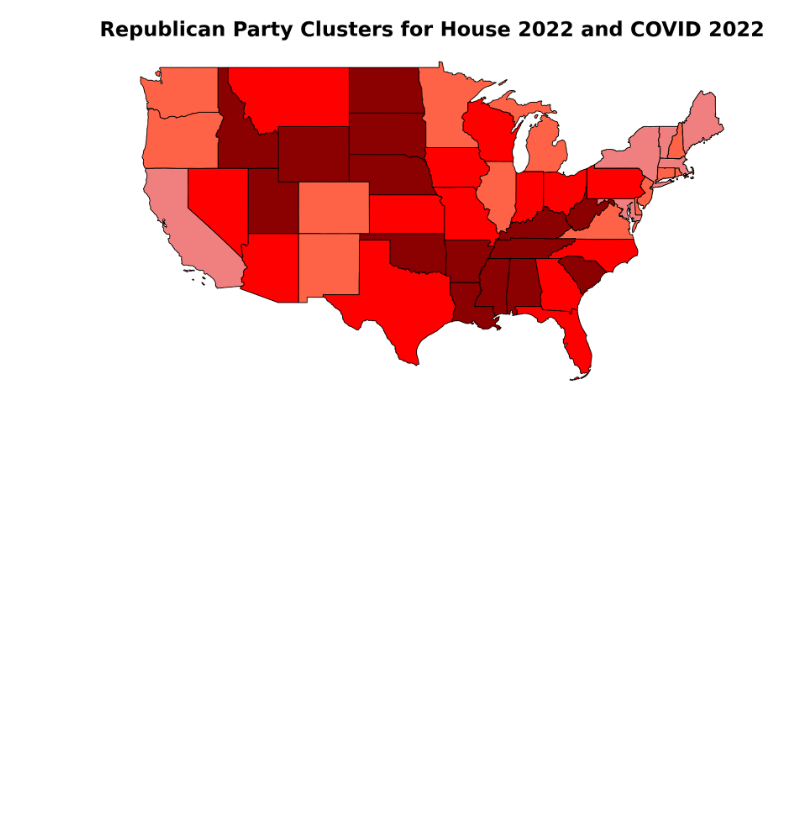
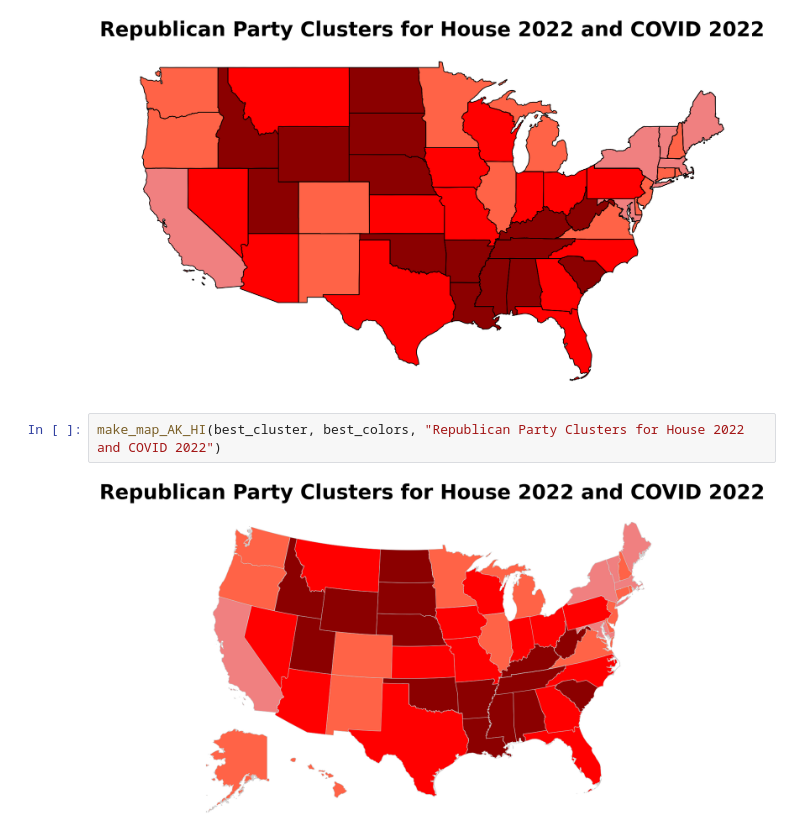
Before and after one commit to IanSinColorado/PoliticsAndCovid, a Jupyter notebook: dataCompression.ipynb, the cells around one changed output. Drawn from its saved outputs; the diff is of its cells as text; blank space fills up the shorter version.

```diff
--- a/dataCompression.ipynb
+++ b/dataCompression.ipynb
@@ -952,3 +1012,7 @@ best_colors = ['lightcoral', 'red', 'tomato', 'darkred']
 make_map(best_cluster, best_colors, "Republican Party Clusters for House 2022 and COVID 2022")
 # %% [output]
 [figure]
+# %%
+make_map_AK_HI(best_cluster, best_colors, "Republican Party Clusters for House 2022 and COVID 2022")
+# %% [output]
+[figure, added]
```
Also changed, not shown: parts of 8 cells of this notebook.
